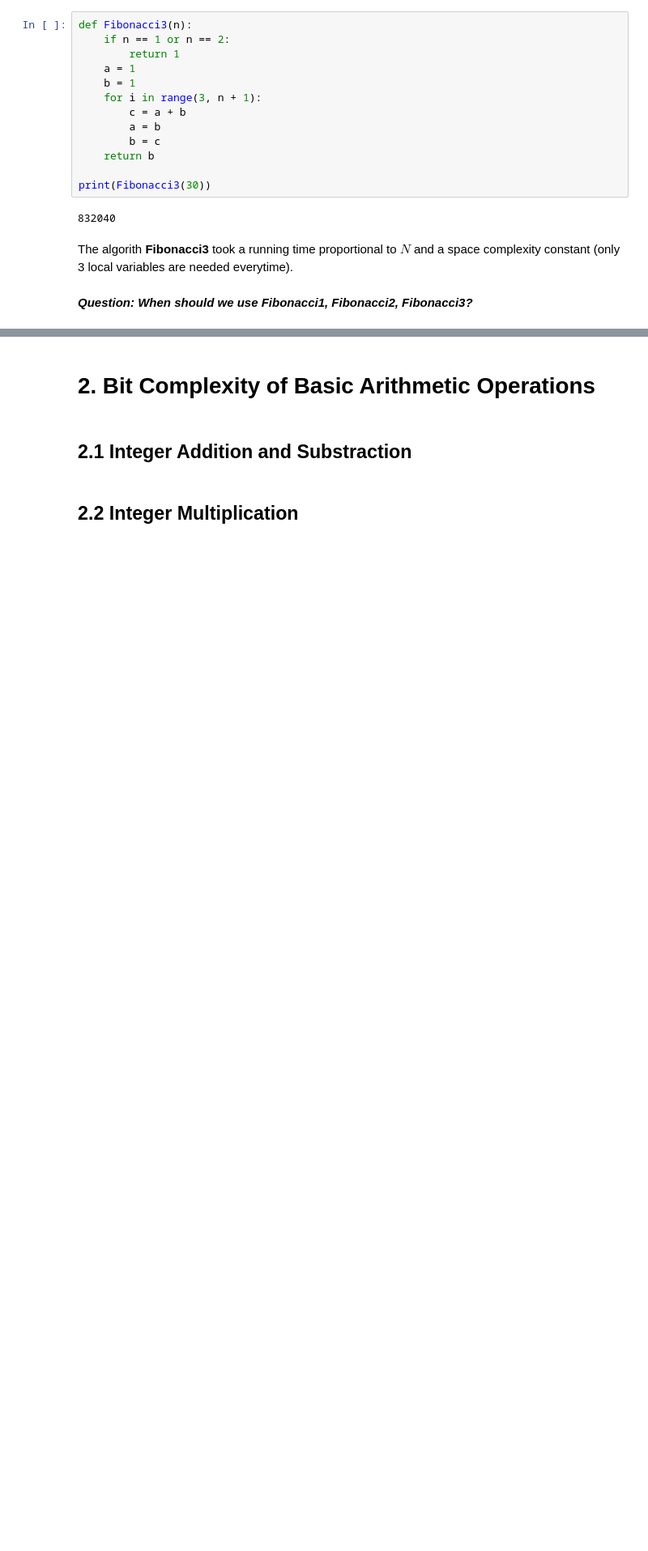
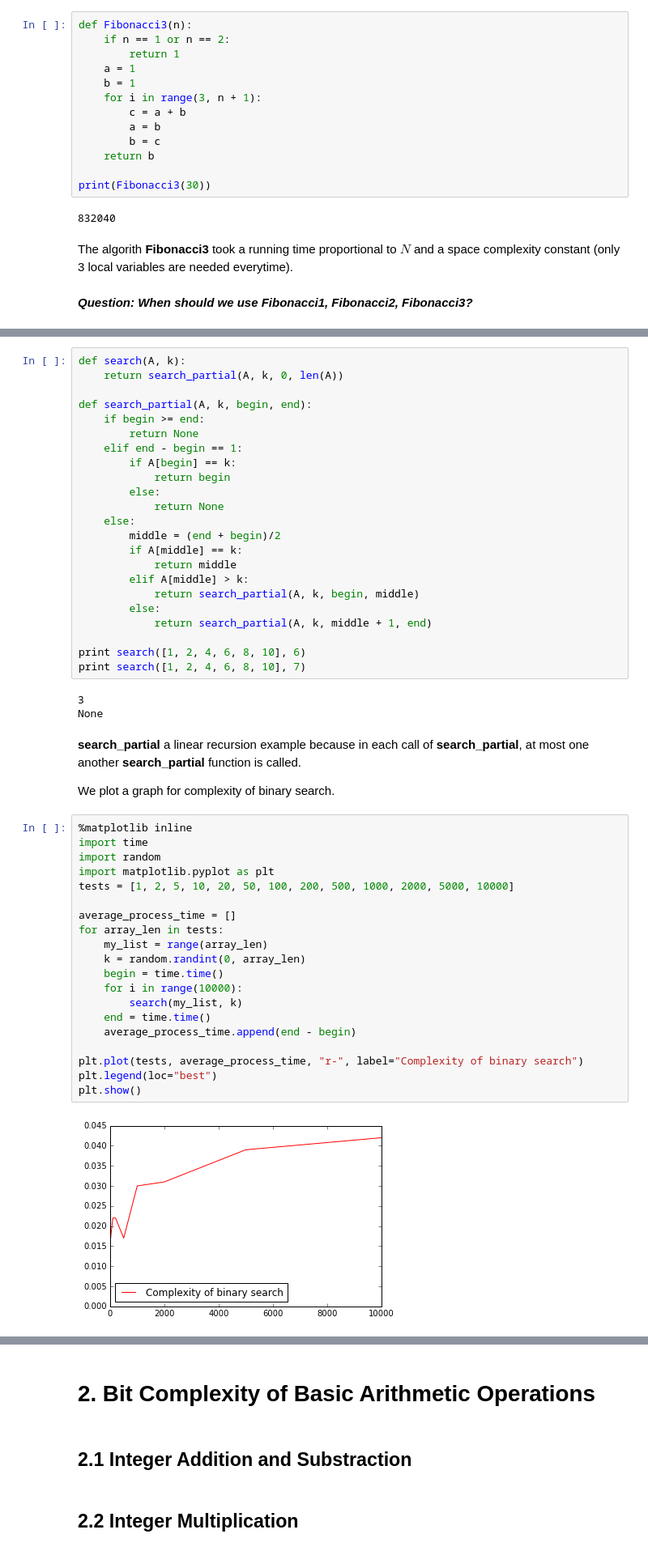
Before and after one commit to riduan91/DSC101, a Jupyter notebook: Lesson4/Amphi/AlgorithmsAndComplexity.ipynb, the cells around one changed output, grey strips where cells are left out. Shown at 81% size. Cells and saved outputs as stored; diff of their text form; blank space fills up the shorter version.

```diff
--- a/Lesson4/Amphi/AlgorithmsAndComplexity.ipynb
+++ b/Lesson4/Amphi/AlgorithmsAndComplexity.ipynb
@@ -155,0 +255,52 @@ The algorith **Fibonacci3** took a running time proportional to $N$ and a space
+# %%
+def search(A, k):
+    return search_partial(A, k, 0, len(A))
+
+def search_partial(A, k, begin, end):
+    if begin >= end:
+        return None
+    elif end - begin == 1:
+        if A[begin] == k:
+            return begin
+        else:
+            return None
+    else:
+        middle = (end + begin)/2
+        if A[middle] == k:
+            return middle
+        elif A[middle] > k:
+            return search_partial(A, k, begin, middle)
+        else:
+            return search_partial(A, k, middle + 1, end)
+
+print search([1, 2, 4, 6, 8, 10], 6)
+print search([1, 2, 4, 6, 8, 10], 7)
+# %% [output]
+3
+None
+# %% [markdown]
+**search_partial** a linear recursion example because in each call of **search_partial**, at most one another **search_partial** function is called.
+
+We plot a graph for complexity of binary search.
+# %%
+%matplotlib inline
+import time
+import random
+import matplotlib.pyplot as plt
+tests = [1, 2, 5, 10, 20, 50, 100, 200, 500, 1000, 2000, 5000, 10000]
+
+average_process_time = []
+for array_len in tests:
+    my_list = range(array_len)
+    k = random.randint(0, array_len)
+    begin = time.time()
+    for i in range(10000):
+        search(my_list, k)
+    end = time.time()
+    average_process_time.append(end - begin)
+
+plt.plot(tests, average_process_time, "r-", label="Complexity of binary search")
+plt.legend(loc="best")
+plt.show()
+# %% [output]
+[figure, added]
```
Also changed, not shown: parts of 35 cells of this notebook, 1 other file.
